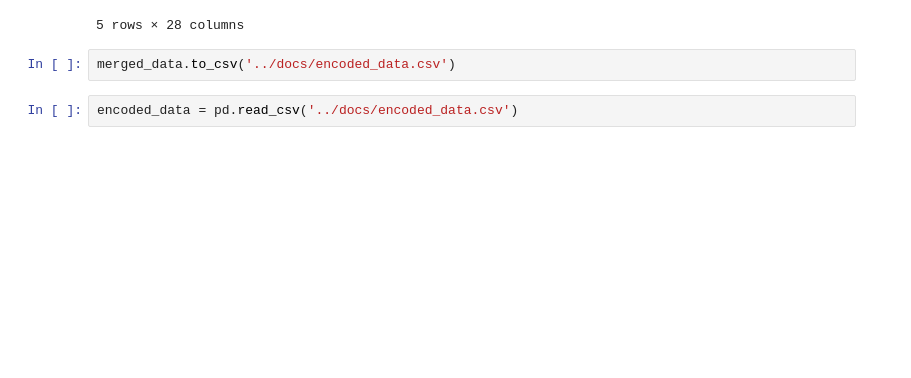
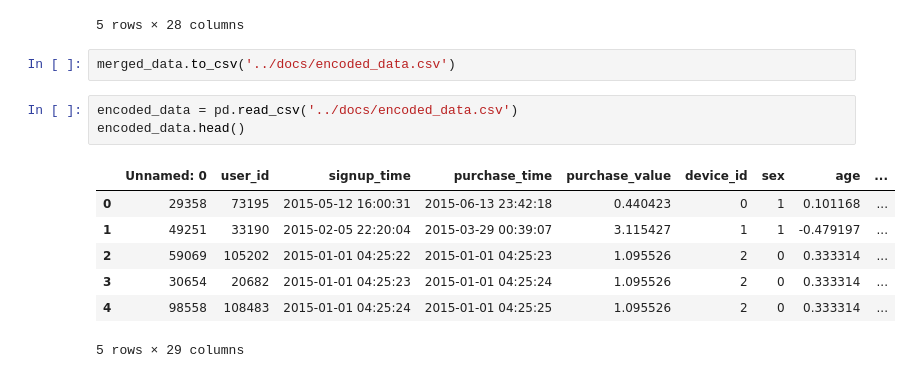
Before and after one commit to amannnnnyyyy/Fraud-detection-for-e-commerce-and-bank-transactions, a Jupyter notebook: notebooks/fraud_detection.ipynb, the cells around one changed output. Cells and saved outputs as stored; diff of their text form; blank space fills up the shorter version.

```diff
--- a/notebooks/fraud_detection.ipynb
+++ b/notebooks/fraud_detection.ipynb
@@ -351,3 +351,12 @@ merged_data.head()
 merged_data.to_csv('../docs/encoded_data.csv')
 # %%
 encoded_data = pd.read_csv('../docs/encoded_data.csv')
+encoded_data.head()
+# %% [output]
+|  | Unnamed: 0 | user_id | signup_time | purchase_time | purchase_value | device_id | sex | age | ... |
+| 0 | 29358 | 73195 | 2015-05-12 16:00:31 | 2015-06-13 23:42:18 | 0.440423 | 0 | 1 | 0.101168 | ... |
+| 1 | 49251 | 33190 | 2015-02-05 22:20:04 | 2015-03-29 00:39:07 | 3.115427 | 1 | 1 | -0.479197 | ... |
+| 2 | 59069 | 105202 | 2015-01-01 04:25:22 | 2015-01-01 04:25:23 | 1.095526 | 2 | 0 | 0.333314 | ... |
+| 3 | 30654 | 20682 | 2015-01-01 04:25:23 | 2015-01-01 04:25:24 | 1.095526 | 2 | 0 | 0.333314 | ... |
+| 4 | 98558 | 108483 | 2015-01-01 04:25:24 | 2015-01-01 04:25:25 | 1.095526 | 2 | 0 | 0.333314 | ... |
+5 rows × 29 columns
```
